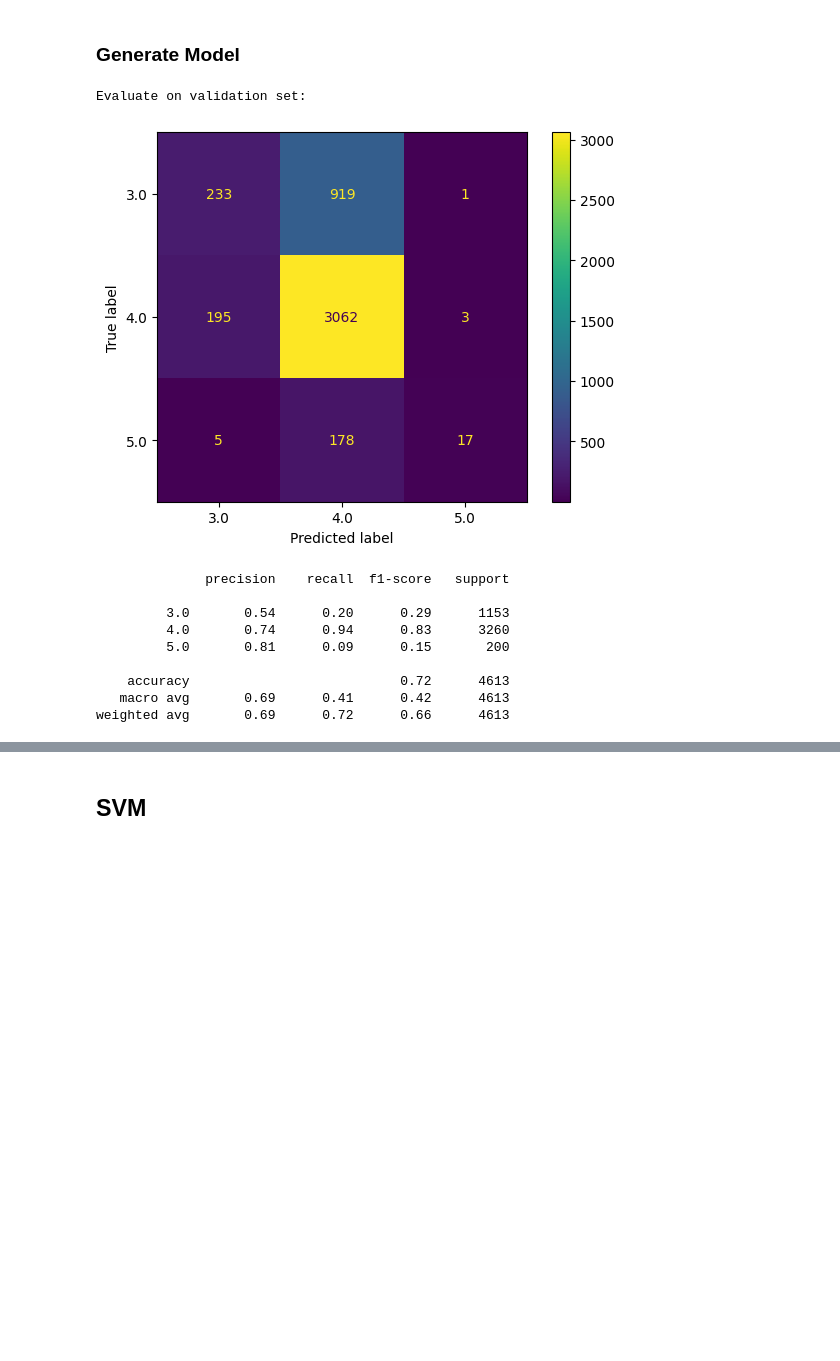
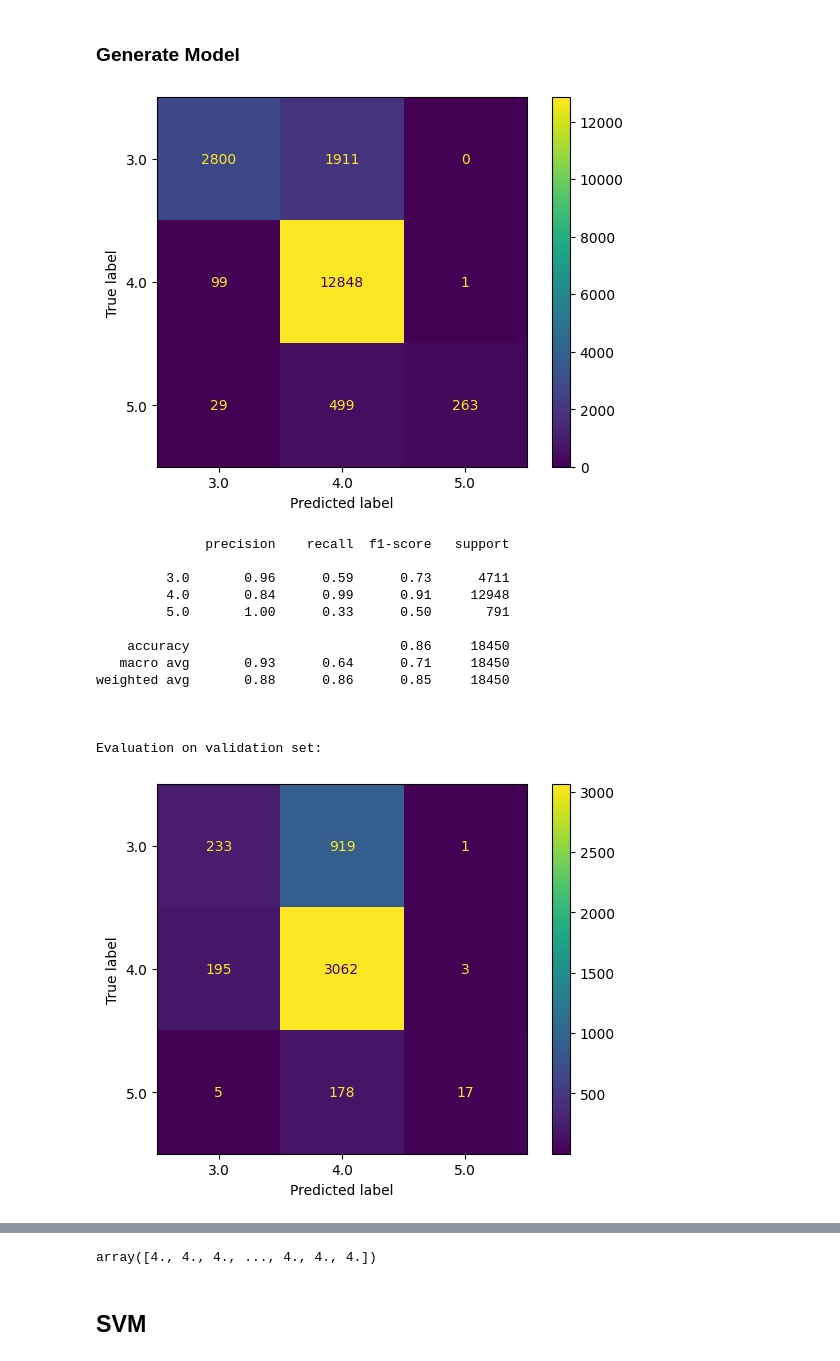
Before and after one commit to 7angel4/Goodreads-rating-classification, a Jupyter notebook: comp30027-a2.ipynb, the cells around one changed output, grey strips where cells are left out. Saved outputs shown, nothing was run; the diff lists cells and outputs as text; code cells hidden in the pictures; blank space fills up the shorter version.

```diff
--- a/comp30027-a2.ipynb
+++ b/comp30027-a2.ipynb
@@ -451,9 +459,6 @@ Evaluate on validation set:
 weighted avg       0.69      0.72      0.66      4613
 # %% [markdown]
 ### Multinomial NB for Name and Description
-# %%
-X_text = pd.concat([train_df_name, train_df_desc], axis=1)
-X_train_multinomial, X_val_multinomial, _, _ = train_test_split(X_text, y_full_train, train_size=0.8, random_state=30027)
 # %%
 # better than complementNB and gaussianNB
 mnb = MultinomialNB()
@@ -521,19 +499,6 @@ weighted avg       0.69      0.71      0.59      4613
 gnb.fit(X_train_gaussian, y_train)
 gaussian_pred_training = gnb.predict(X_train_gaussian)
 cnb.fit(X_train_categorical, y_train)
-cetegorical_pred_training = cnb.predict(X_train_categorical)
+categorical_pred_training = cnb.predict(X_train_categorical)
 mnb.fit(X_train_multinomial, y_train)
 multinomial_pred_training = mnb.predict(X_train_multinomial)
-
-X_predictions_training = pd.DataFrame({'GaussianNB_Year_Pages' : gaussian_pred_training,
-                                'CategoricalNB_Author_Publisher' : cetegorical_pred_training,
-                                'MultinomialNB_Name_Desc' : multinomial_pred_training})
-
-# validation dataframe
-X_predictions_val = pd.DataFrame({'GaussianNB_Year_Pages' : gaussian_pred,
-                                'CategoricalNB_Author_Publisher' : categorical_pred,
-                                'MultinomialNB_Name_Desc' : multinomial_pred})
-
-final_nb = CategoricalNB()
-final_nb.fit(X_predictions_training, y_train)
-evaluate(final_nb, X_predictions_val, y_val, print_confusion_matrix=True, print_classification_report=True)
@@ -551,0 +505,14 @@ array([4., 4., 4., ..., 4., 4., 4.])
+# %%
+X_predictions_training = pd.DataFrame({'GaussianNB_Year_Pages' : gaussian_pred_training,
+                                'CategoricalNB_Author_Publisher' : categorical_pred_training,
+                                'MultinomialNB_Name_Desc' : multinomial_pred_training})
+
+# validation dataframe
+X_predictions_val = pd.DataFrame({'GaussianNB_Year_Pages' : gaussian_pred,
+                                'CategoricalNB_Author_Publisher' : categorical_pred,
+                                'MultinomialNB_Name_Desc' : multinomial_pred})
+
+final_nb = CategoricalNB()
+final_nb.fit(X_predictions_training, y_train)
+final_nb.predict(X_predictions_training)
+evaluate(final_nb, X_predictions_val, y_val, print_confusion_matrix=True, print_classification_report=True)
@@ -656,15 +532,0 @@ X_text_train, X_text_val, _, _ = train_test_split(X_text, y_full_train, train_si
-# %%
-y_pred = combinedNB_fit_predict(X_train[['PublishYear', 'pagesNumber']], X_string_train, X_text_train, y_train,
-                               X_val[['PublishYear', 'pagesNumber']], X_string_val, X_text_val, y_val)
-# %% [output]
-Evaluate on validation set:
-[figure, removed]
-              precision    recall  f1-score   support
-
-         3.0       0.54      0.20      0.29      1153
-         4.0       0.74      0.94      0.83      3260
-         5.0       0.81      0.09      0.15       200
-
-    accuracy                           0.72      4613
-   macro avg       0.69      0.41      0.42      4613
-weighted avg       0.69      0.72      0.66      4613
@@ -670,0 +578,29 @@ weighted avg       0.69      0.72      0.66      4613
+# %%
+base_classifiers = [GaussianNB(),
+                    CategoricalNB(alpha = 1, min_categories = [enc.categories_[0].size, enc.categories_[1].size]),
+                    MultinomialNB()]
+
+meta_classifier = CategoricalNB()
+snb = StackingNB(base_classifiers, meta_classifier)
+# %%
+snb.encoder = snb.encoder.fit(pd.concat([X_train[CATEGORICAL_FEATURES], X_val[CATEGORICAL_FEATURES]]))
+snb.fit(X_train, y_train)
+evaluate(snb, X_train, y_train)
+print("\n\nEvaluation on validation set:\n")
+evaluate(snb, X_val, y_val)
+# %% [output]
+[figure, added]
+              precision    recall  f1-score   support
+
+         3.0       0.96      0.59      0.73      4711
+         4.0       0.84      0.99      0.91     12948
+         5.0       1.00      0.33      0.50       791
+
+    accuracy                           0.86     18450
+   macro avg       0.93      0.64      0.71     18450
+weighted avg       0.88      0.86      0.85     18450
+
+
+
+Evaluation on validation set:
+[figure, added]
@@ -671,3 +616,4 @@ weighted avg       0.69      0.72      0.66      4613
+array([4., 4., 4., ..., 4., 4., 4.])
 # %% [markdown]
 ## SVM
 # %% [markdown]
```
Also changed, not shown: parts of 63 cells of this notebook, 3 other files.
